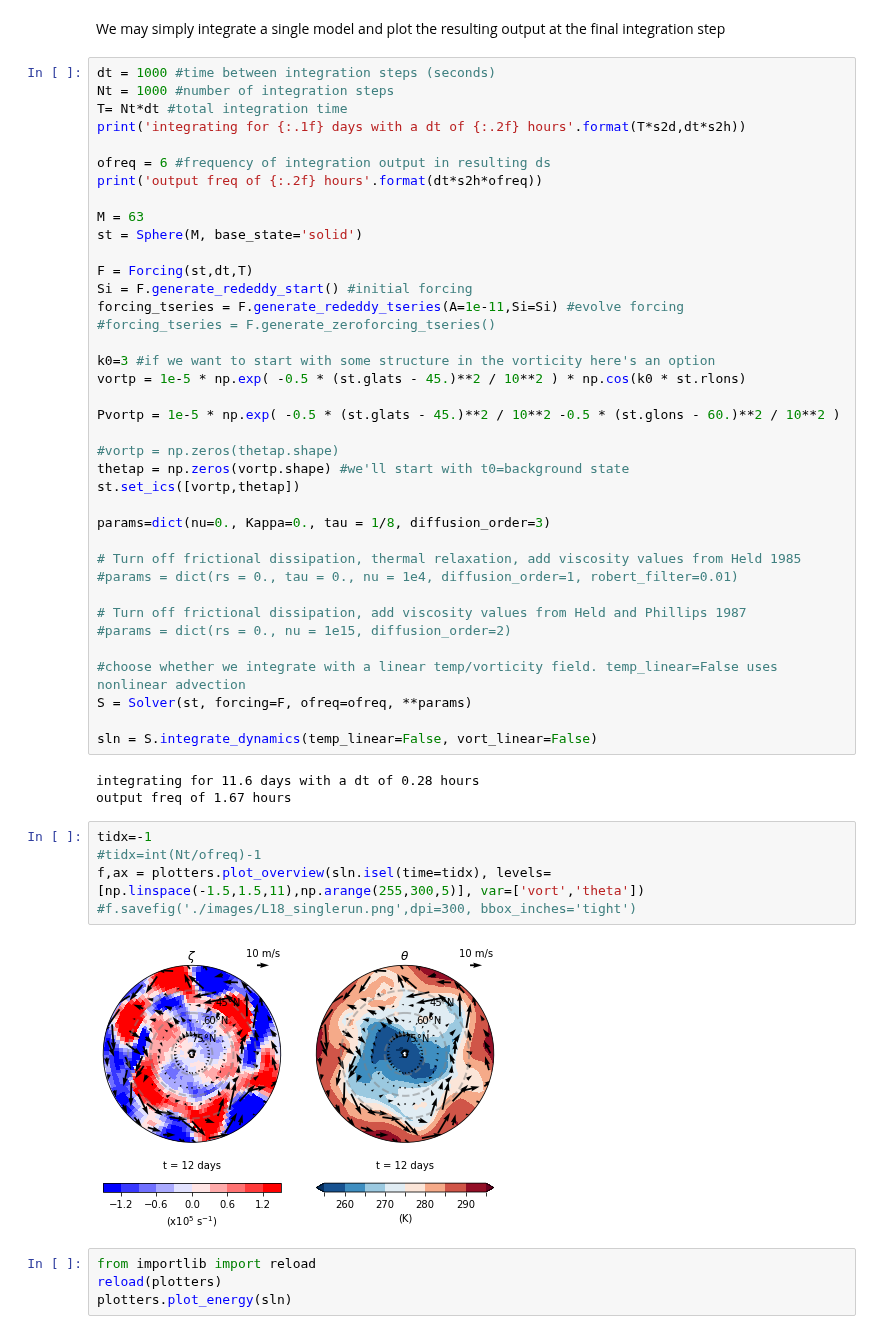
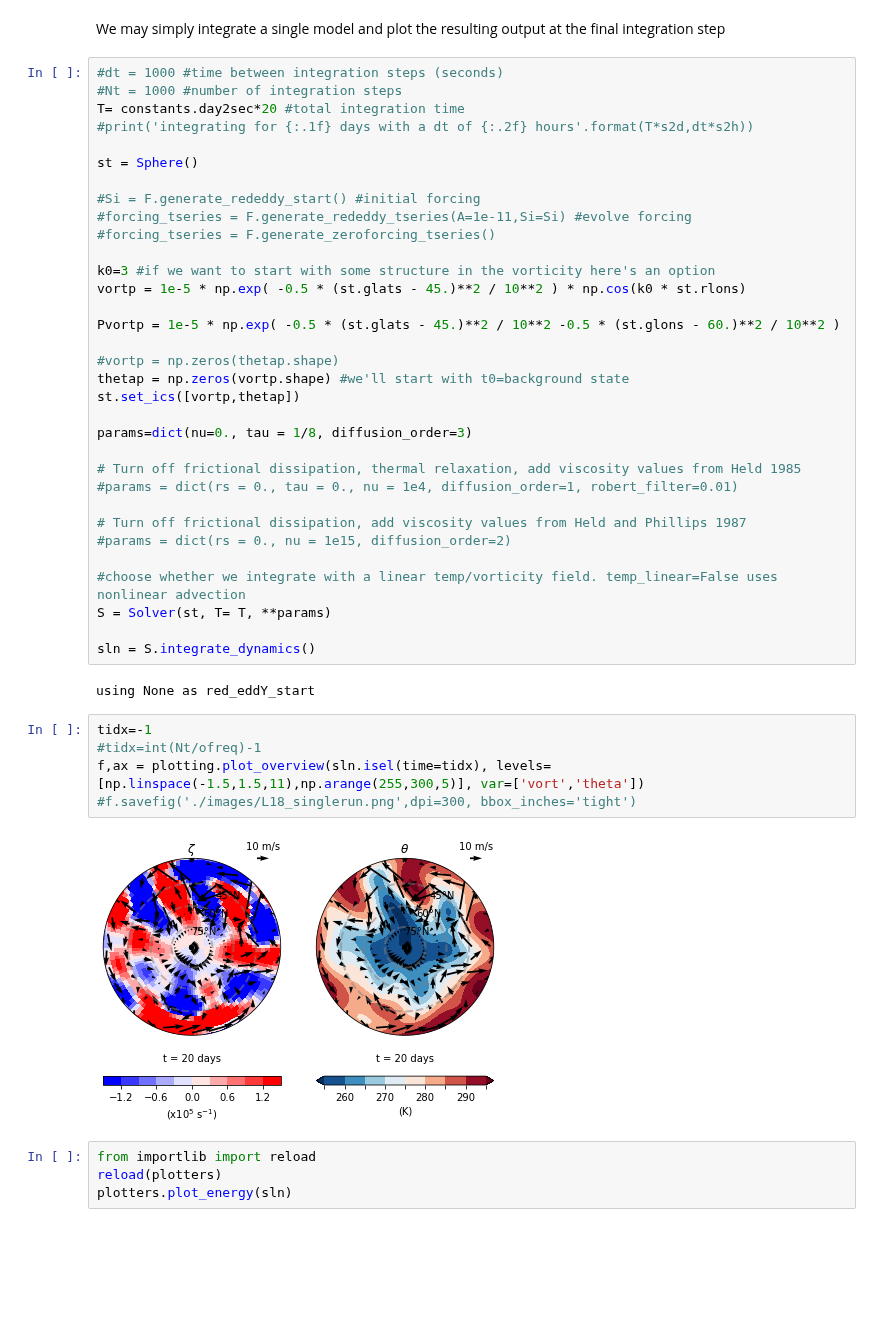
Before and after one commit to cdb227/bm3_forced_barotropic, a Jupyter notebook: examples/singlemodel.ipynb, the cells around one changed output. Saved outputs shown, nothing was run; the diff lists cells and outputs as text; blank space fills up the shorter version.

```diff
--- a/examples/singlemodel.ipynb
+++ b/examples/singlemodel.ipynb
@@ -44,20 +41,15 @@ r2d = 180. / np.pi # Factor to convert radians to degrees
 # %% [markdown]
 We may simply integrate a single model and plot the resulting output at the final integration step
 # %%
-dt = 1000 #time between integration steps (seconds)
-Nt = 1000 #number of integration steps
-T= Nt*dt #total integration time
-print('integrating for {:.1f} days with a dt of {:.2f} hours'.format(T*s2d,dt*s2h))
+#dt = 1000 #time between integration steps (seconds)
+#Nt = 1000 #number of integration steps
+T= constants.day2sec*20 #total integration time
+#print('integrating for {:.1f} days with a dt of {:.2f} hours'.format(T*s2d,dt*s2h))
 
-ofreq = 6 #frequency of integration output in resulting ds
-print('output freq of {:.2f} hours'.format(dt*s2h*ofreq))
+st = Sphere()
 
-M = 63
-st = Sphere(M, base_state='solid')
-
-F = Forcing(st,dt,T)
-Si = F.generate_rededdy_start() #initial forcing
-forcing_tseries = F.generate_rededdy_tseries(A=1e-11,Si=Si) #evolve forcing
+#Si = F.generate_rededdy_start() #initial forcing
+#forcing_tseries = F.generate_rededdy_tseries(A=1e-11,Si=Si) #evolve forcing
 #forcing_tseries = F.generate_zeroforcing_tseries()
 
 k0=3 #if we want to start with some structure in the vorticity here's an option
@@ -69,7 +61,7 @@ Pvortp = 1e-5 * np.exp( -0.5 * (st.glats - 45.)**2 / 10**2 -0.5 * (st.glons - 60
 thetap = np.zeros(vortp.shape) #we'll start with t0=background state
 st.set_ics([vortp,thetap])
 
-params=dict(nu=0., Kappa=0., tau = 1/8, diffusion_order=3)
+params=dict(nu=0., tau = 1/8, diffusion_order=3)
 
 # Turn off frictional dissipation, thermal relaxation, add viscosity values from Held 1985
 #params = dict(rs = 0., tau = 0., nu = 1e4, diffusion_order=1, robert_filter=0.01)
@@ -78,19 +70,18 @@ params=dict(nu=0., Kappa=0., tau = 1/8, diffusion_order=3)
 #params = dict(rs = 0., nu = 1e15, diffusion_order=2)
 
 #choose whether we integrate with a linear temp/vorticity field. temp_linear=False uses nonlinear advection
-S = Solver(st, forcing=F, ofreq=ofreq, **params)
+S = Solver(st, T= T, **params)
 
-sln = S.integrate_dynamics(temp_linear=False, vort_linear=False)
+sln = S.integrate_dynamics()
 # %% [output]
-integrating for 11.6 days with a dt of 0.28 hours
-output freq of 1.67 hours
+using None as red_eddY_start
 # %%
 tidx=-1
 #tidx=int(Nt/ofreq)-1
-f,ax = plotters.plot_overview(sln.isel(time=tidx), levels=[np.linspace(-1.5,1.5,11),np.arange(255,300,5)], var=['vort','theta'])
+f,ax = plotting.plot_overview(sln.isel(time=tidx), levels=[np.linspace(-1.5,1.5,11),np.arange(255,300,5)], var=['vort','theta'])
 #f.savefig('./images/L18_singlerun.png',dpi=300, bbox_inches='tight')
 # %% [output]
-[figure, old version]
+[figure, new version]
 # %%
 from importlib import reload
 reload(plotters)
```
Also changed, not shown: parts of 1 cell of this notebook, 10 other files.
